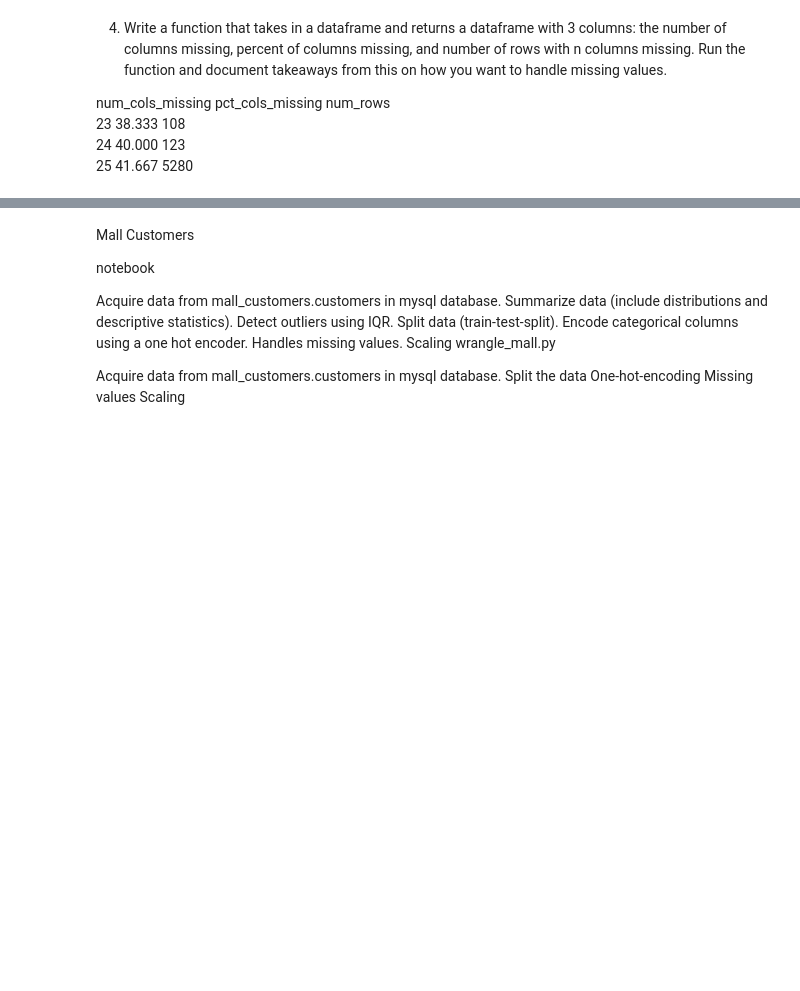
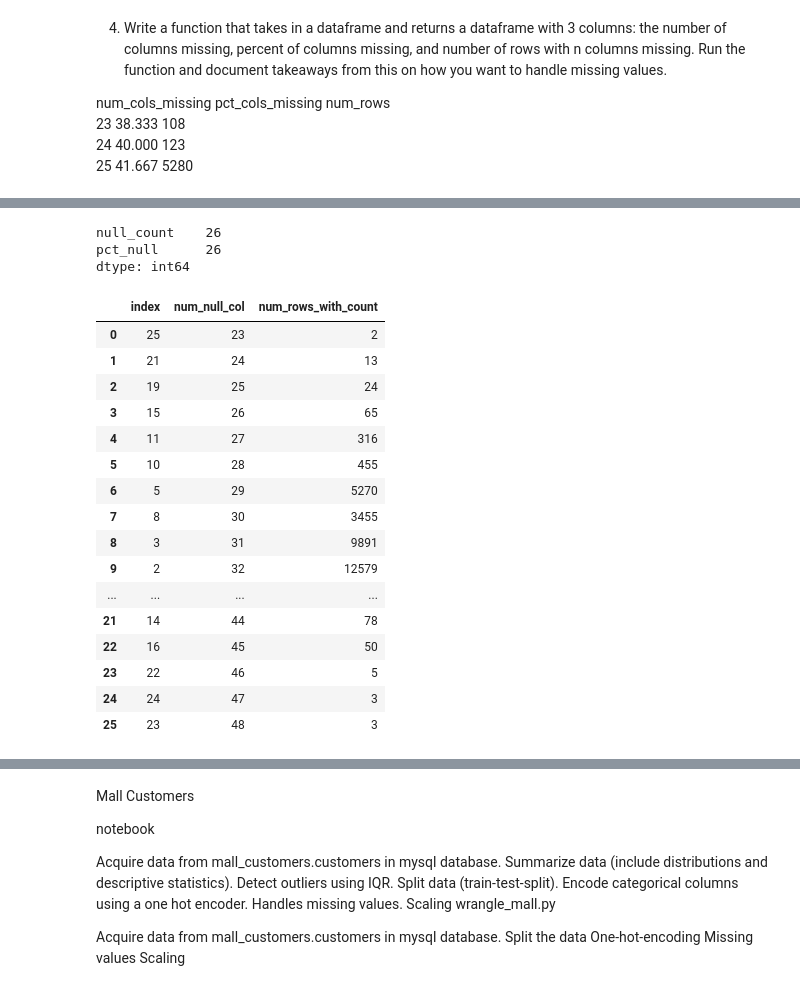
Before and after one commit to RyvynYoung/clustering-exercises, a Jupyter notebook: zillow.ipynb, the cells around one changed output, grey strips where cells are left out. Saved outputs shown, nothing was run; the diff lists cells and outputs as text; code cells hidden in the pictures; blank space fills up the shorter version.

```diff
--- a/zillow.ipynb
+++ b/zillow.ipynb
@@ -172,0 +240,5 @@ num_cols_missing	pct_cols_missing	num_rows
+# %%
+# this calculates the percentage of null columns for that row
+df['pct_null'] = df.null_count/df.shape[1]
+pct_null = df.pct_null
+df.head()
@@ -172,0 +253,5 @@ num_cols_missing	pct_cols_missing	num_rows
+# %%
+# this gets a dataframe with just the 2 new columns
+dfcol = pd.DataFrame(null_count, columns=['null_count'])
+dfcol['pct_null'] = pct_null
+dfcol.head()
@@ -172,0 +265,40 @@ num_cols_missing	pct_cols_missing	num_rows
+# %%
+# this shows how many groups of rows have the same number of null columns
+dfcol.nunique()
+# %% [output]
+null_count    26
+pct_null      26
+dtype: int64
+# %%
+# create a series that has the number of rows in each group
+num_rows_ingroup = dfcol.null_count.value_counts()
+# create a dataframe with the count of null_count and pct_null
+groups = dfcol.groupby(['null_count', 'pct_null']).count()
+# %%
+# create a df from the num_rows_ingroup, rename the columns, sort, and reset the index
+dfnum_rows = pd.DataFrame(num_rows_ingroup)
+dfnum_rows = dfnum_rows.reset_index()
+dfnum_rows = dfnum_rows.rename(columns={'index': 'num_null_col', 'null_count': 'num_rows_with_count'})
+dfnum_rows = dfnum_rows.sort_values('num_null_col')
+dfnum_rows = dfnum_rows.reset_index()
+# %%
+#visual check
+dfnum_rows
+# %% [output]
+|  | index | num_null_col | num_rows_with_count |
+| 0 | 25 | 23 | 2 |
+| 1 | 21 | 24 | 13 |
+| 2 | 19 | 25 | 24 |
+| 3 | 15 | 26 | 65 |
+| 4 | 11 | 27 | 316 |
+| 5 | 10 | 28 | 455 |
+| 6 | 5 | 29 | 5270 |
+| 7 | 8 | 30 | 3455 |
+| 8 | 3 | 31 | 9891 |
+| 9 | 2 | 32 | 12579 |
+| ... | ... | ... | ... |
+| 21 | 14 | 44 | 78 |
+| 22 | 16 | 45 | 50 |
+| 23 | 22 | 46 | 5 |
+| 24 | 24 | 47 | 3 |
+| 25 | 23 | 48 | 3 |
```
Also changed, not shown: parts of 20 cells of this notebook.
